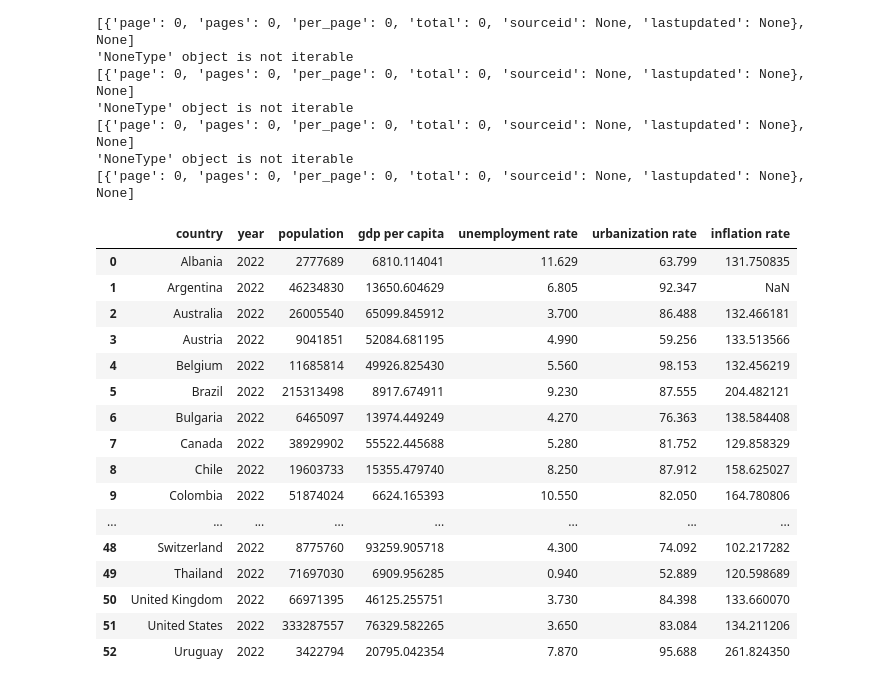
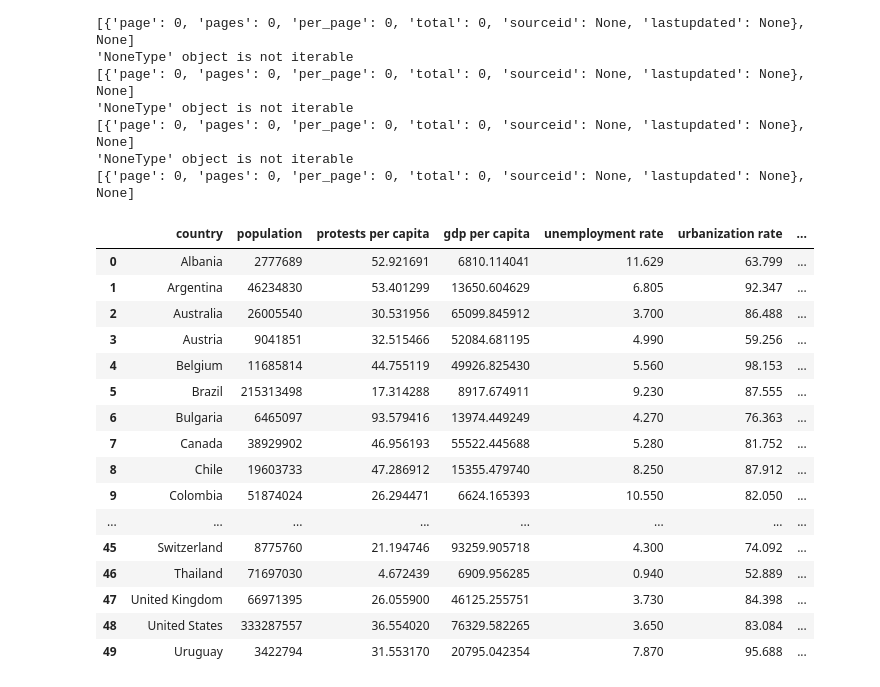
Before and after one commit to melodyyu754/belgium-doc-tracker, a Jupyter notebook: EDA/country_data.ipynb, the cells around one changed output. Cells and saved outputs as stored; diff of their text form; code cells hidden in the pictures.

Commit message:
melody's blog, country data updates

```diff
--- a/EDA/country_data.ipynb
+++ b/EDA/country_data.ipynb
@@ -27,3 +27,28 @@ def get_world_bank_data(indicator):
 
         df = pd.DataFrame(values).sort_values(by=['country', 'year'])
     return df
+# %%
+# gets the acled data for each of the countries
+api_key = 'DzWZ29-TG!L6AgSmhbPG'
+email = 'yu.melo@northeastern.edu'
+
+# Countries: Brazil, Mexico, Colombia, Argentina, Chile, Uruguay, Jamaica, Costa Rica, India, Indonesia, Japan, Philippines, Thailand, South Korea, Taiwan, Israel, Mongolia, United States, Canada, Germany, United Kingdom, France, Italy, Spain, Portugal, Belgium, Austria, Finland, Norway, Sweden, Switzerland, Ireland, Singapore, Netherlands, Denmark, Iceland, Luxembourg, Albania, Bulgaria, Croatia, Czech Republic, Estonia, Greece, Hungary, Kosovo, Latvia, Lithuania, Malta, Poland, Romania, Serbia, Slovakia, Slovenia, Australia
+countries = 'Brazil|Mexico|Colombia|Argentina|Chile|Uruguay|Jamaica|Costa%20Rica|India|Indonesia|Japan|Philippines|Thailand|South%20Korea|Taiwan|Israel|Mongolia|United%20States|Canada|Germany|United%20Kingdom|France|Italy|Spain|Portugal|Belgium|Austria|Finland|Norway|Sweden|Switzerland|Ireland|Singapore|Netherlands|Denmark|Iceland|Luxembourg|Albania|Bulgaria|Croatia|Czech%20Republic|Estonia|Greece|Hungary|Kosovo|Latvia|Lithuania|Malta|Poland|Romania|Serbia|Slovakia|Slovenia|Australia'
+fields = 'event_id_cnty|event_date|event_type|sub_event_type|country|latitude|longitude|location'
+years = '2022'
+
+url = f'https://api.acleddata.com/acled/read.csv?key={api_key}&email={email}&country={countries}&event_type=Protests&limit=0&year={years}&fields=event_id_cnty|event_date|event_type|sub_event_type|country|latitude|longitude|location'
+
+data = pd.read_csv(url)
+
+# turns the event_date column into a datetime object
+data['event_date'] = pd.to_datetime(data['event_date'])
+print(data['event_date'].dtype)
+
+# makes a dataframe with the number of events per country per year
+grouped_data = data.groupby([data['event_date'].dt.year, 'country']).size().reset_index(name='counts')
+
+# turns the year column into a string
+grouped_data['event_date'] = grouped_data['event_date'].astype(str)
+print(grouped_data['event_date'].dtype)
+grouped_data
@@ -50,29 +95,36 @@ df_inflation = get_world_bank_data('FP.CPI.TOTL').rename(columns={'value': 'infl
 # %%
 
 # Merging data frames
-df = pd.merge(df_pop, df_gdp, on=['country', 'year'])
+# merges the acled data with the population data and calculates the number of protests per capita
+df_merged = pd.merge(grouped_data, df_pop, on='country')
+df_merged['protests per capita'] = df_merged['counts'] / df_merged['population'] * 1000000
+
+df = pd.merge(df_merged, df_gdp, on=['country', 'year'])
 df = pd.merge(df, df_unemployment, on=['country', 'year'])
 df = pd.merge(df, df_urbanization, on=['country', 'year'])
 df = pd.merge(df, df_inflation, on=['country', 'year'])
 
+# drop event_date column
+df = df.drop(columns=['event_date','counts','year'])
+
 # Saving data frame to csv
-df.to_csv('world_bank_data.csv', index=False)
+# df.to_csv('world_bank_data.csv', index=False)
 df
 # %% [output]
-|  | country | year | population | gdp per capita | unemployment rate | urbanization rate | inflation rate |
-| 0 | Albania | 2022 | 2777689 | 6810.114041 | 11.629 | 63.799 | 131.750835 |
-| 1 | Argentina | 2022 | 46234830 | 13650.604629 | 6.805 | 92.347 | NaN |
-| 2 | Australia | 2022 | 26005540 | 65099.845912 | 3.700 | 86.488 | 132.466181 |
-| 3 | Austria | 2022 | 9041851 | 52084.681195 | 4.990 | 59.256 | 133.513566 |
-| 4 | Belgium | 2022 | 11685814 | 49926.825430 | 5.560 | 98.153 | 132.456219 |
-| 5 | Brazil | 2022 | 215313498 | 8917.674911 | 9.230 | 87.555 | 204.482121 |
-| 6 | Bulgaria | 2022 | 6465097 | 13974.449249 | 4.270 | 76.363 | 138.584408 |
-| 7 | Canada | 2022 | 38929902 | 55522.445688 | 5.280 | 81.752 | 129.858329 |
-| 8 | Chile | 2022 | 19603733 | 15355.479740 | 8.250 | 87.912 | 158.625027 |
-| 9 | Colombia | 2022 | 51874024 | 6624.165393 | 10.550 | 82.050 | 164.780806 |
+|  | country | population | protests per capita | gdp per capita | unemployment rate | urbanization rate | ... |
+| 0 | Albania | 2777689 | 52.921691 | 6810.114041 | 11.629 | 63.799 | ... |
+| 1 | Argentina | 46234830 | 53.401299 | 13650.604629 | 6.805 | 92.347 | ... |
+| 2 | Australia | 26005540 | 30.531956 | 65099.845912 | 3.700 | 86.488 | ... |
+| 3 | Austria | 9041851 | 32.515466 | 52084.681195 | 4.990 | 59.256 | ... |
+| 4 | Belgium | 11685814 | 44.755119 | 49926.825430 | 5.560 | 98.153 | ... |
+| 5 | Brazil | 215313498 | 17.314288 | 8917.674911 | 9.230 | 87.555 | ... |
+| 6 | Bulgaria | 6465097 | 93.579416 | 13974.449249 | 4.270 | 76.363 | ... |
+| 7 | Canada | 38929902 | 46.956193 | 55522.445688 | 5.280 | 81.752 | ... |
+| 8 | Chile | 19603733 | 47.286912 | 15355.479740 | 8.250 | 87.912 | ... |
+| 9 | Colombia | 51874024 | 26.294471 | 6624.165393 | 10.550 | 82.050 | ... |
 | ... | ... | ... | ... | ... | ... | ... | ... |
-| 48 | Switzerland | 2022 | 8775760 | 93259.905718 | 4.300 | 74.092 | 102.217282 |
-| 49 | Thailand | 2022 | 71697030 | 6909.956285 | 0.940 | 52.889 | 120.598689 |
-| 50 | United Kingdom | 2022 | 66971395 | 46125.255751 | 3.730 | 84.398 | 133.660070 |
-| 51 | United States | 2022 | 333287557 | 76329.582265 | 3.650 | 83.084 | 134.211206 |
-| 52 | Uruguay | 2022 | 3422794 | 20795.042354 | 7.870 | 95.688 | 261.824350 |
+| 45 | Switzerland | 8775760 | 21.194746 | 93259.905718 | 4.300 | 74.092 | ... |
+| 46 | Thailand | 71697030 | 4.672439 | 6909.956285 | 0.940 | 52.889 | ... |
+| 47 | United Kingdom | 66971395 | 26.055900 | 46125.255751 | 3.730 | 84.398 | ... |
+| 48 | United States | 333287557 | 36.554020 | 76329.582265 | 3.650 | 83.084 | ... |
+| 49 | Uruguay | 3422794 | 31.553170 | 20795.042354 | 7.870 | 95.688 | ... |
```
Also changed, not shown: parts of 3 cells of this notebook, 1 other file.
